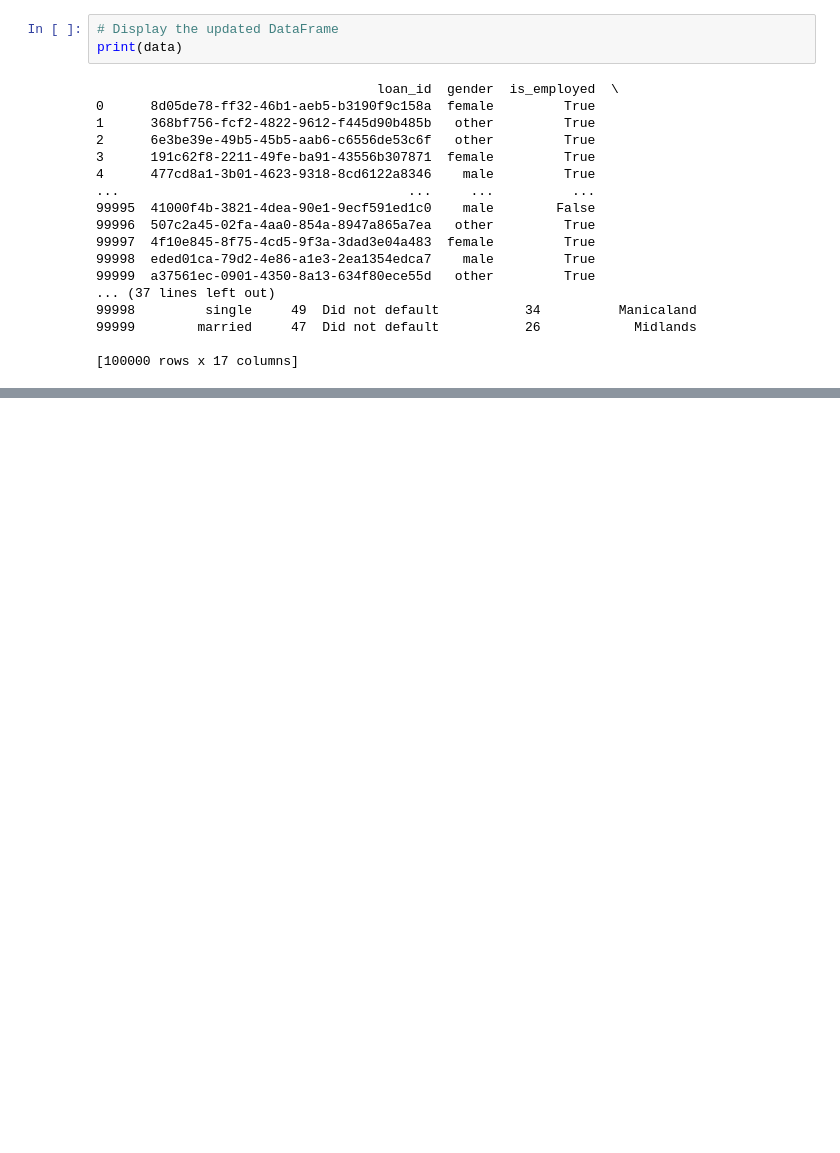
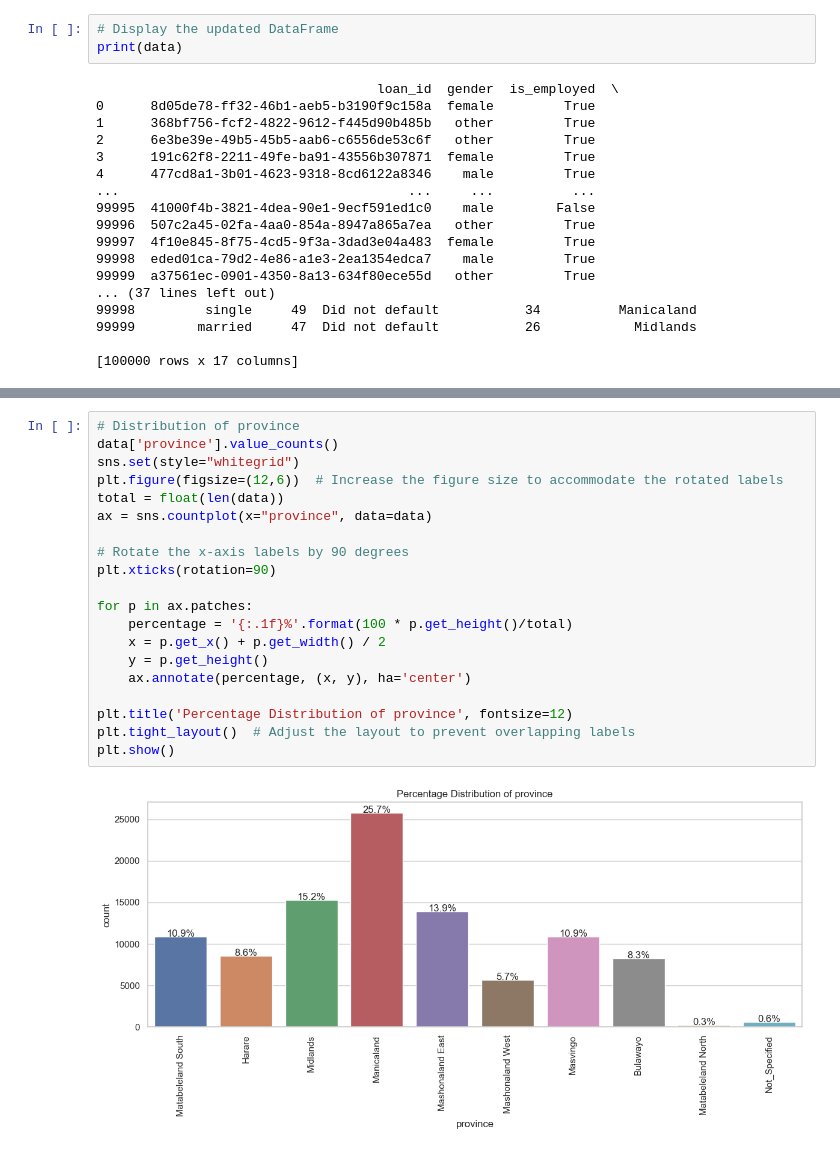
Before and after one commit to NatalieTumbare/ML_PDs_Prediction, a Jupyter notebook: ML_PDs_Prediction.ipynb, the cells around one changed output, grey strips where cells are left out. Drawn from its saved outputs; the diff is of its cells as text; blank space fills up the shorter version.

```diff
--- a/ML_PDs_Prediction.ipynb
+++ b/ML_PDs_Prediction.ipynb
@@ -655,0 +810,22 @@ memory usage: 15.4+ MB
+# %%
+# Distribution of province
+data['province'].value_counts()
+sns.set(style="whitegrid")
+plt.figure(figsize=(12,6))  # Increase the figure size to accommodate the rotated labels
+total = float(len(data))
+ax = sns.countplot(x="province", data=data)
+
+# Rotate the x-axis labels by 90 degrees
+plt.xticks(rotation=90)
+
+for p in ax.patches:
+    percentage = '{:.1f}%'.format(100 * p.get_height()/total)
+    x = p.get_x() + p.get_width() / 2
+    y = p.get_height()
+    ax.annotate(percentage, (x, y), ha='center')
+
+plt.title('Percentage Distribution of province', fontsize=12)
+plt.tight_layout()  # Adjust the layout to prevent overlapping labels
+plt.show()
+# %% [output]
+[figure, added]
```
Also changed, not shown: parts of 89 cells of this notebook.
